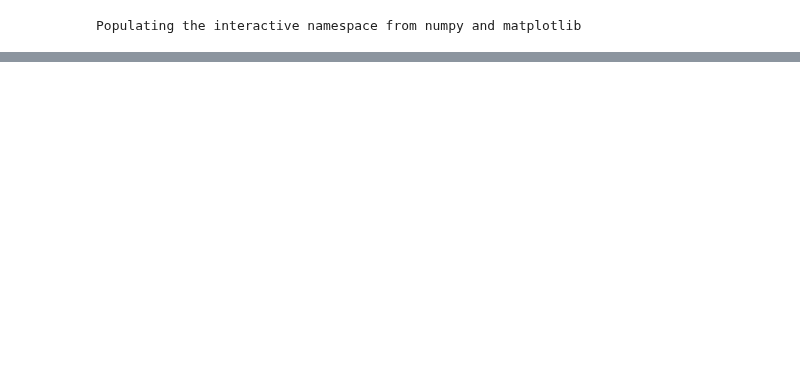
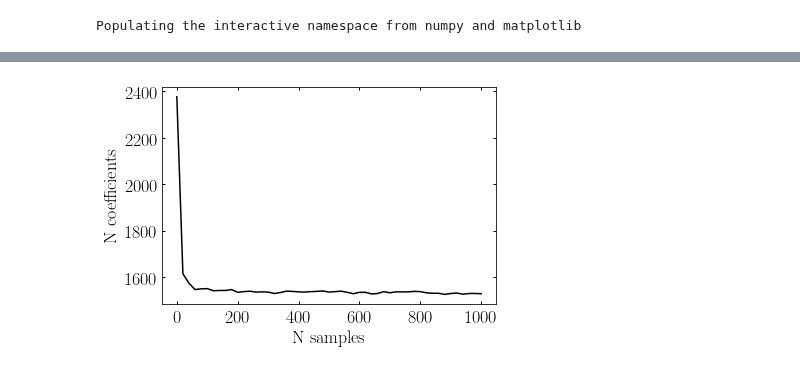
Before and after one commit to jngaravitoc/MW-LMC-SCF, a Jupyter notebook: code/BFE_coeff_noise.ipynb, the cells around one changed output, grey strips where cells are left out. Drawn from its saved outputs; the diff is of its cells as text; code cells hidden in the pictures; blank space fills up the shorter version.

```diff
--- a/code/BFE_coeff_noise.ipynb
+++ b/code/BFE_coeff_noise.ipynb
@@ -143,3 +183,10 @@ Scov1, Tcov1  = read_cov_matrix('/media/ngaravito/4fb4fd3d-1665-4892-a18d-bdbb11
+# %%
+plot(np.arange(0, 1001, 20), N_coeff_all_S[:51], c='k')
+xlabel('N samples')
+ylabel('N coefficients')
+savefig('Ncoeff_Nsample.pdf', bbox_inches='tight')
+# %% [output]
+[figure, added]
 # %%
 bS1 = smoothing(Scov1, S1)
 bT1 = smoothing(Tcov1, T1)
```
Also changed, not shown: parts of 14 cells of this notebook, 1 other file.
